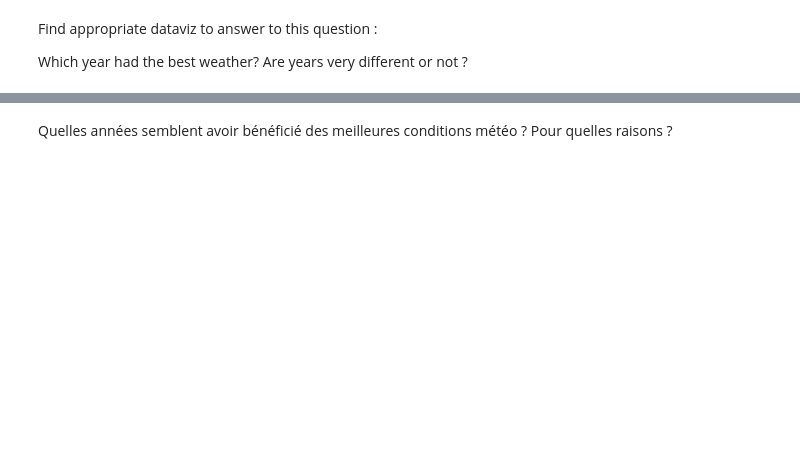
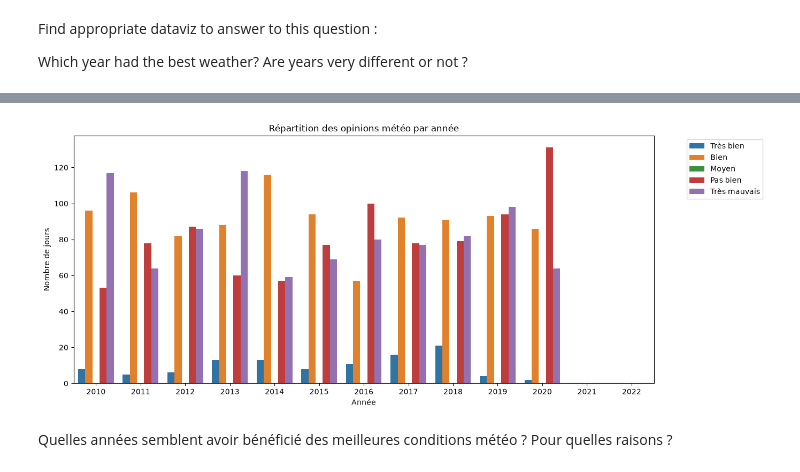
Before and after one commit to DorotheeCatry/python-basics-simplon, a Jupyter notebook: challenge/Python_2.24_missing_values.ipynb, the cells around one changed output, grey strips where cells are left out. Saved outputs shown, nothing was run; the diff lists cells and outputs as text; code cells hidden in the pictures; blank space fills up the shorter version.

```diff
--- a/challenge/Python_2.24_missing_values.ipynb
+++ b/challenge/Python_2.24_missing_values.ipynb
@@ -275,2 +342,14 @@ Which year had the best weather? Are years very different or not ?
+# %%
+df_weather['YEAR'] = df_weather['DATE'].dt.year
+
+plt.figure(figsize=(14, 6))
+sns.countplot(data=df_weather, x='YEAR', hue='OPINION', hue_order=['Très bien', 'Bien', 'Moyen', 'Pas bien', 'Très mauvais'])
+plt.title("Répartition des opinions météo par année")
+plt.xlabel("Année")
+plt.ylabel("Nombre de jours")
+plt.legend(bbox_to_anchor=(1.05, 1), loc='upper left')
+plt.show()
+# %% [output]
+[figure, added]
 # %% [markdown]
 Quelles années semblent avoir bénéficié des meilleures conditions météo ? Pour quelles raisons ?
```
Also changed, not shown: parts of 17 cells of this notebook, 3 other files.
